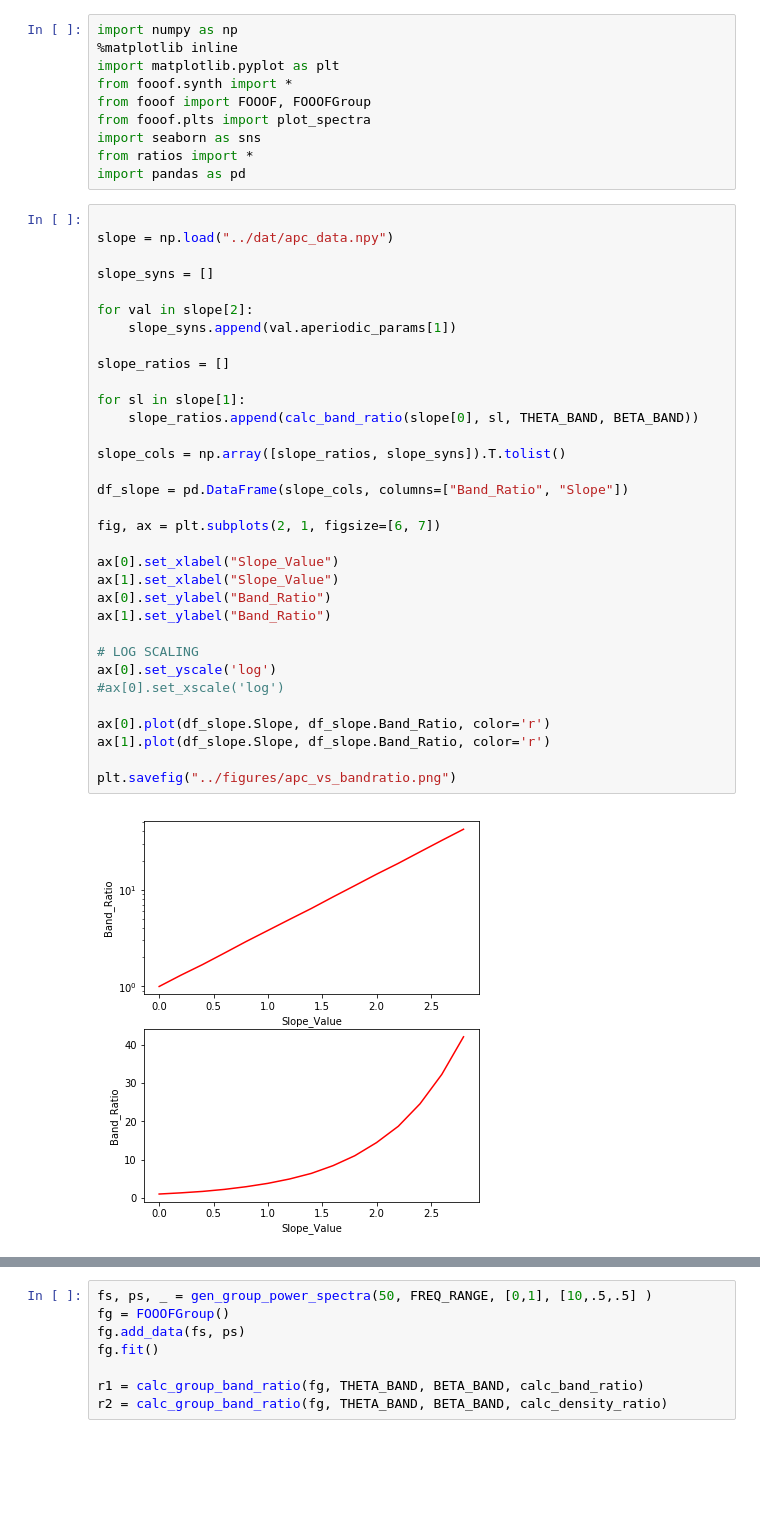
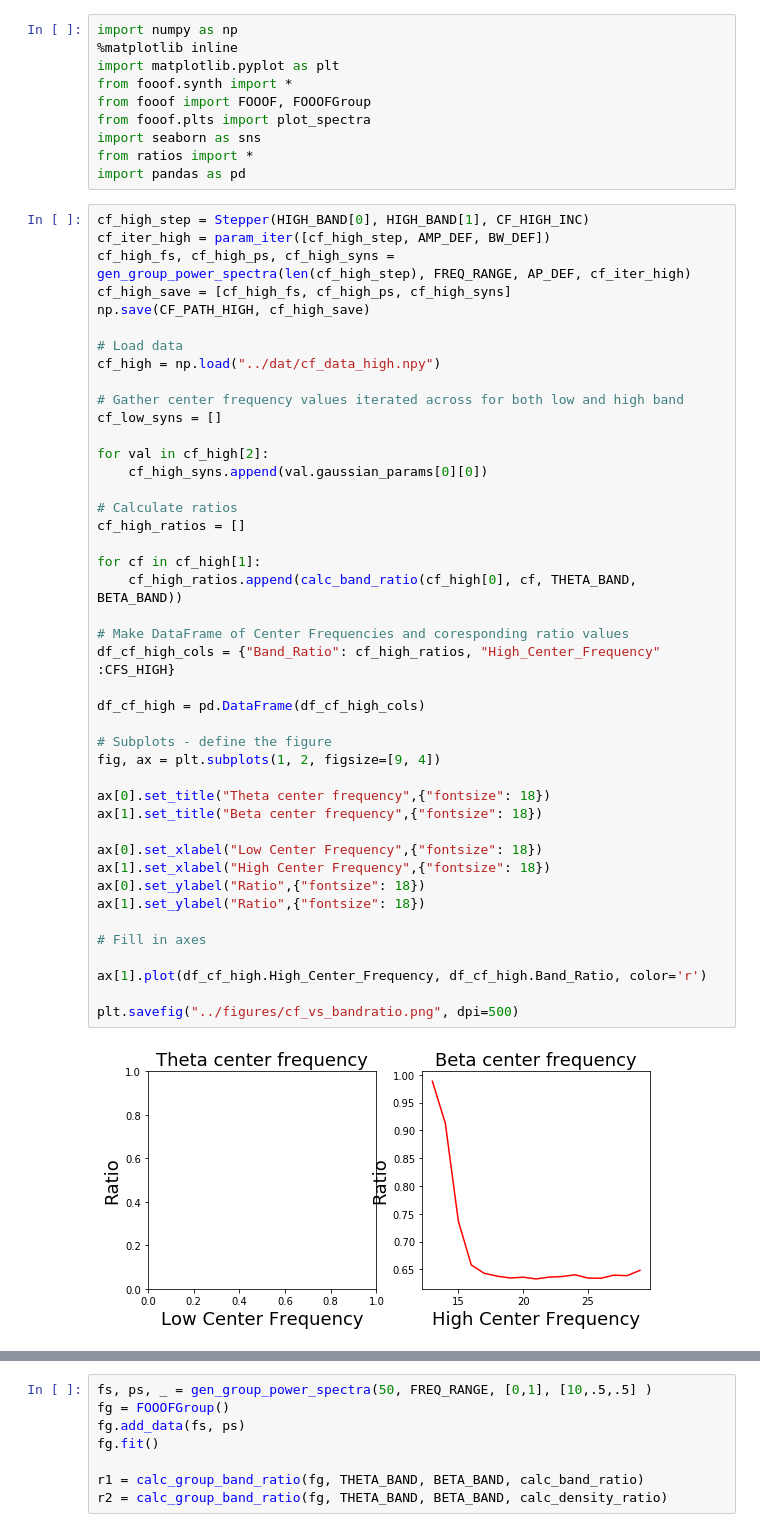
Before and after one commit to voytekresearch/BandRatios, a Jupyter notebook: notebooks/Rotation_delta_f_explore.ipynb, the cells around one changed output, grey strips where cells are left out. Drawn from its saved outputs; the diff is of its cells as text; blank space fills up the shorter version.

```diff
--- a/notebooks/Rotation_delta_f_explore.ipynb
+++ b/notebooks/Rotation_delta_f_explore.ipynb
@@ -8,38 +8,48 @@ from fooof.plts import plot_spectra
 import seaborn as sns
 from ratios import *
 import pandas as pd
-# %%
-
-slope = np.load("../dat/apc_data.npy")
-
-slope_syns = []
-
-for val in slope[2]:
-    slope_syns.append(val.aperiodic_params[1])
-
-slope_ratios = []
-
-for sl in slope[1]:
-    slope_ratios.append(calc_band_ratio(slope[0], sl, THETA_BAND, BETA_BAND))
-
-slope_cols = np.array([slope_ratios, slope_syns]).T.tolist()
-
-df_slope = pd.DataFrame(slope_cols, columns=["Band_Ratio", "Slope"])
-
-fig, ax = plt.subplots(2, 1, figsize=[6, 7])
-
-ax[0].set_xlabel("Slope_Value")
-ax[1].set_xlabel("Slope_Value")
-ax[0].set_ylabel("Band_Ratio")
-ax[1].set_ylabel("Band_Ratio")
-
-# LOG SCALING
-ax[0].set_yscale('log')
-#ax[0].set_xscale('log')
-
-ax[0].plot(df_slope.Slope, df_slope.Band_Ratio, color='r')
-ax[1].plot(df_slope.Slope, df_slope.Band_Ratio, color='r')
-
-plt.savefig("../figures/apc_vs_bandratio.png")
-# %% [output]
-[figure, removed]
+# %%
+cf_high_step = Stepper(HIGH_BAND[0], HIGH_BAND[1], CF_HIGH_INC)
+cf_iter_high = param_iter([cf_high_step, AMP_DEF, BW_DEF])
+cf_high_fs, cf_high_ps, cf_high_syns = gen_group_power_spectra(len(cf_high_step), FREQ_RANGE, AP_DEF, cf_iter_high)
+cf_high_save = [cf_high_fs, cf_high_ps, cf_high_syns]
+np.save(CF_PATH_HIGH, cf_high_save)
+
+# Load data
+cf_high = np.load("../dat/cf_data_high.npy")
+
+# Gather center frequency values iterated across for both low and high band
+cf_low_syns = []
+
+for val in cf_high[2]:
+    cf_high_syns.append(val.gaussian_params[0][0])
+
+# Calculate ratios
+cf_high_ratios = []
+
+for cf in cf_high[1]:
+    cf_high_ratios.append(calc_band_ratio(cf_high[0], cf, THETA_BAND, BETA_BAND))
+
+# Make DataFrame of Center Frequencies and coresponding ratio values
+df_cf_high_cols = {"Band_Ratio": cf_high_ratios, "High_Center_Frequency" :CFS_HIGH}
+
+df_cf_high = pd.DataFrame(df_cf_high_cols)
+
+# Subplots - define the figure
+fig, ax = plt.subplots(1, 2, figsize=[9, 4])
+
+ax[0].set_title("Theta center frequency",{"fontsize": 18})
+ax[1].set_title("Beta center frequency",{"fontsize": 18})
+
+ax[0].set_xlabel("Low Center Frequency",{"fontsize": 18})
+ax[1].set_xlabel("High Center Frequency",{"fontsize": 18})
+ax[0].set_ylabel("Ratio",{"fontsize": 18})
+ax[1].set_ylabel("Ratio",{"fontsize": 18})
+
+# Fill in axes
+
+ax[1].plot(df_cf_high.High_Center_Frequency, df_cf_high.Band_Ratio, color='r')
+
+plt.savefig("../figures/cf_vs_bandratio.png", dpi=500)
+# %% [output]
+[figure, added]
```
Also changed, not shown: parts of 1 cell of this notebook, 19 other files.
